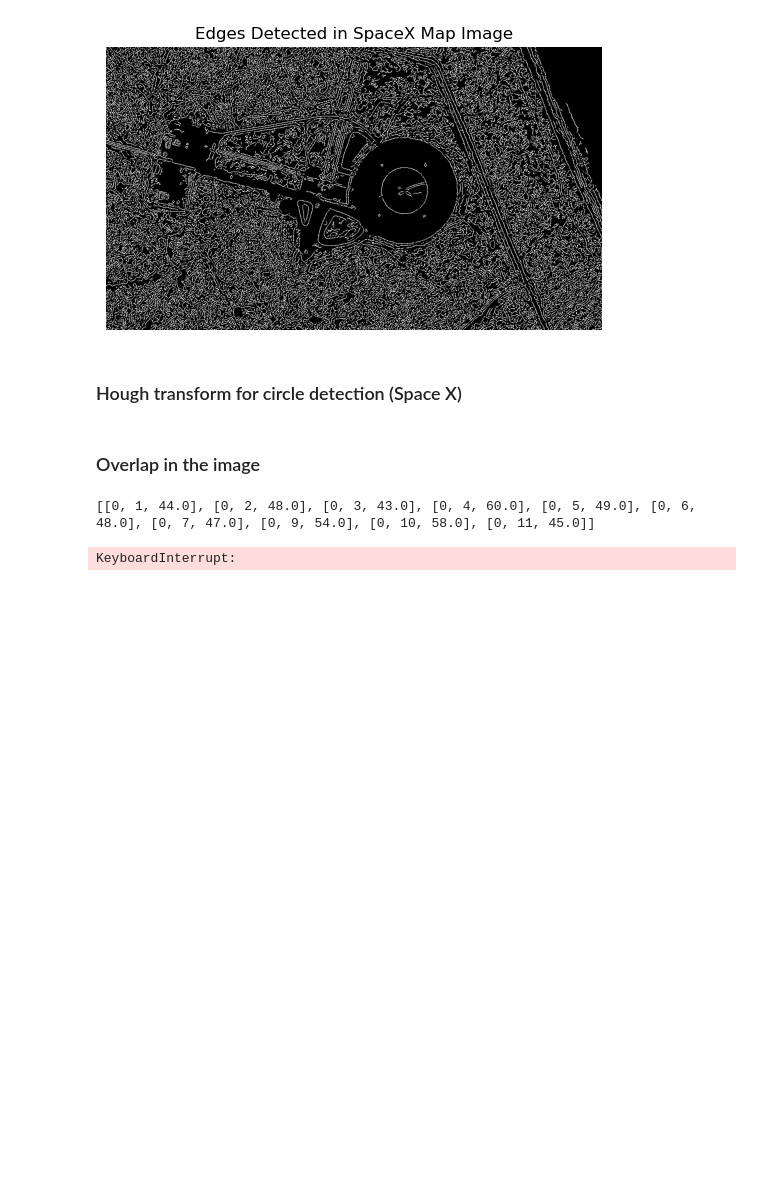
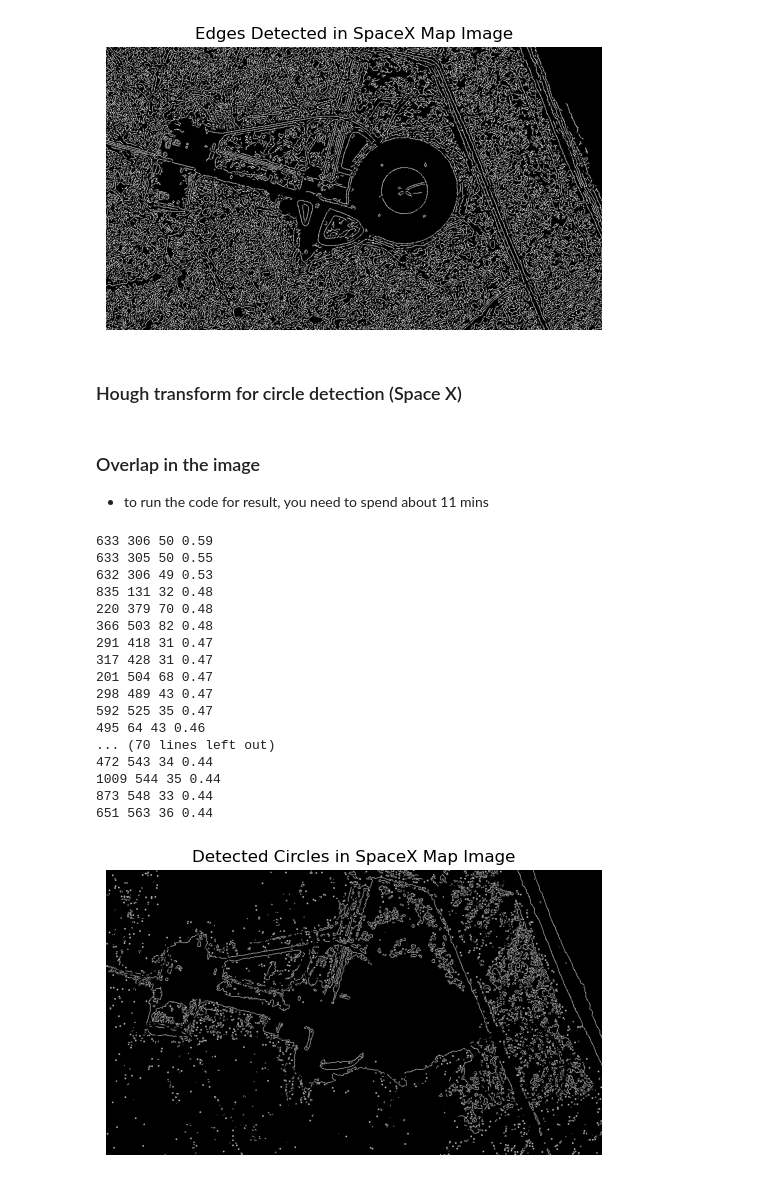
Before and after one commit to RemoShen/computerVisionClass, a Jupyter notebook: Project2/project2_Q2.ipynb, the cells around one changed output. Drawn from its saved outputs; the diff is of its cells as text; code cells hidden in the pictures; blank space fills up the shorter version.

```diff
--- a/Project2/project2_Q2.ipynb
+++ b/Project2/project2_Q2.ipynb
@@ -309,20 +228,0 @@ def houghGradint(edge, dp, minDist, param1, param2, minRadius, maxRadius):
-# %% [markdown]
-### Overlap in the image
-# %%
-circles = houghGradint(edges_spaceXmap, 1, 2, 50, 40, 30, 120)
-circles = np.uint16(np.around(circles))
-output_image = cv2.imread('SpaceXmap.jpg')
-if circles is not None:
-    circles = np.uint16(np.around(circles))
-    for x, y, radius in circles[0, :]:
-        # filter out the circle that is not in the center
-        if abs(x - 620) < 20 and abs(y - 320) < 20:
-            cv2.circle(output_image, (x, y), radius, (0,0, 255), 4)
-output_image = cv2.cvtColor(output_image, cv2.COLOR_BGR2RGB)
-plt.imshow(output_image)
-plt.title("Hough Circle Detection")
-plt.axis('off')
-plt.show()
-# %% [output]
-[[0, 1, 44.0], [0, 2, 48.0], [0, 3, 43.0], [0, 4, 60.0], [0, 5, 49.0], [0, 6, 48.0], [0, 7, 47.0], [0, 9, 54.0], [0, 10, 58.0], [0, 11, 45.0]]
-KeyboardInterrupt:
@@ -328,0 +304,30 @@ KeyboardInterrupt:
+# %% [markdown]
+### Overlap in the image
+- to run the code for result, you need to spend about 11 mins
+# %%
+outputimg, circles = find_hough_circles(image_SpaceXmap,edges_spaceXmap, 30, 115, 1, 100, 0.44, True)
+# Assuming outputimg is the image with detected circles (in BGR format)
+output_image = cv2.cvtColor(outputimg, cv2.COLOR_BGR2RGB)
+plt.imshow(outputimg)
+plt.title("Detected Circles in SpaceX Map Image")
+plt.axis('off')
+plt.show()
+# %% [output]
+633 306 50 0.59
+633 305 50 0.55
+632 306 49 0.53
+835 131 32 0.48
+220 379 70 0.48
+366 503 82 0.48
+291 418 31 0.47
+317 428 31 0.47
+201 504 68 0.47
+298 489 43 0.47
+592 525 35 0.47
+495 64 43 0.46
+... (70 lines left out)
+472 543 34 0.44
+1009 544 35 0.44
+873 548 33 0.44
+651 563 36 0.44
+[figure, added]
```
Also changed, not shown: parts of 5 cells of this notebook, 8 other files.
